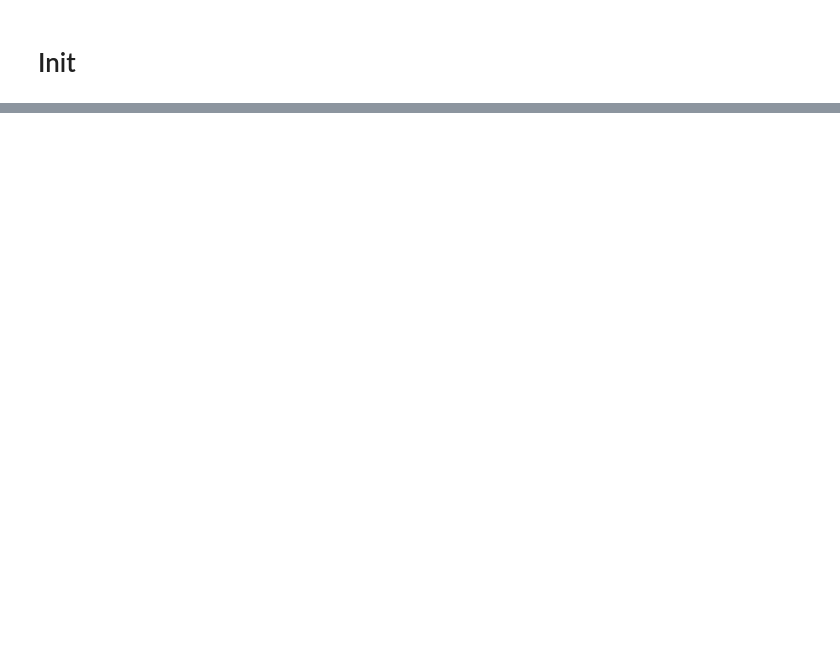
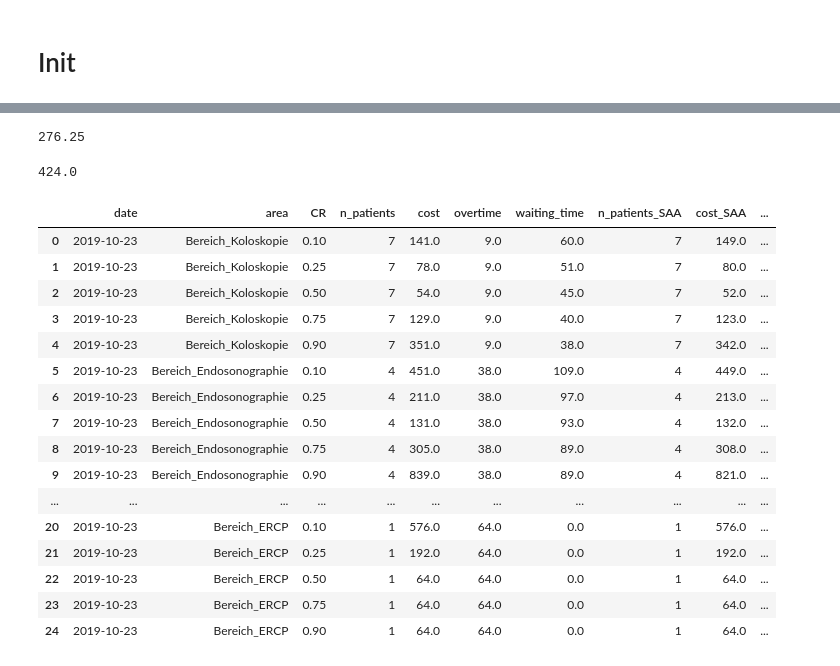
Before and after one commit to FelixGSchmidt/dddex_experiments, a Jupyter notebook: PatientScheduling/Code/_Experiment.ipynb, the cells around one changed output, grey strips where cells are left out. Cells and saved outputs as stored; diff of their text form; code cells hidden in the pictures; blank space fills up the shorter version.

Commit message:
updated patient scheduling experiments

```diff
--- a/PatientScheduling/Code/_Experiment.ipynb
+++ b/PatientScheduling/Code/_Experiment.ipynb
@@ -87,0 +914,16 @@ schedule, times, status, solutions, gap = result
+# %%
+X = np.array(X_data)
+y = np.array(Y_data)
+date = date
+dates = ID_data['date']
+areas = ID_data['area']
+#weightsModel = density_estimator
+
+weightsModel = SampleAverageApproximation()
+
+
+cost_params = cost_params
+gurobi_params = gurobi_params
+K = 10**4
+alpha = 2
+print_status = False
@@ -91,0 +1263,54 @@ array([  0., 216., 264., 312., 360., 408., 456., 504., 552., 600.])
+# %%
+T
+# %% [output]
+276.25
+# %%
+sum(actual_duration)
+# %% [output]
+424.0
+# %%
+# SAA
+locals().update(optimization_params)
+
+# Test dates
+dates = pd.Series(list(set(ID_data.loc[ID_data.train_test == 'test', 'date']))).sort_values()
+
+date = min(dates)
+
+results_saa = experiment.run(
+    X = np.array(X_data),
+    y = np.array(Y_data),
+    date = date,
+    dates = ID_data['date'],
+    areas = ID_data['area'],
+    weightsModel = SampleAverageApproximation(),
+    cost_params = cost_params,
+    gurobi_params = gurobi_params,
+    K = K,
+    alpha = alpha,
+    print_status = False)
+# %%
+pd.merge(
+    left=results[['date', 'area', 'CR', 'n_patients', 'cost', 'overtime', 'waiting_time']],
+    right=results_saa[['date', 'area', 'CR', 'n_patients', 'cost', 'overtime', 'waiting_time']],
+    on=['date', 'area', 'CR'],
+    suffixes=('', '_SAA')
+)
+# %% [output]
+|  | date | area | CR | n_patients | cost | overtime | waiting_time | n_patients_SAA | cost_SAA | ... |
+| 0 | 2019-10-23 | Bereich_Koloskopie | 0.10 | 7 | 141.0 | 9.0 | 60.0 | 7 | 149.0 | ... |
+| 1 | 2019-10-23 | Bereich_Koloskopie | 0.25 | 7 | 78.0 | 9.0 | 51.0 | 7 | 80.0 | ... |
+| 2 | 2019-10-23 | Bereich_Koloskopie | 0.50 | 7 | 54.0 | 9.0 | 45.0 | 7 | 52.0 | ... |
+| 3 | 2019-10-23 | Bereich_Koloskopie | 0.75 | 7 | 129.0 | 9.0 | 40.0 | 7 | 123.0 | ... |
+| 4 | 2019-10-23 | Bereich_Koloskopie | 0.90 | 7 | 351.0 | 9.0 | 38.0 | 7 | 342.0 | ... |
+| 5 | 2019-10-23 | Bereich_Endosonographie | 0.10 | 4 | 451.0 | 38.0 | 109.0 | 4 | 449.0 | ... |
+| 6 | 2019-10-23 | Bereich_Endosonographie | 0.25 | 4 | 211.0 | 38.0 | 97.0 | 4 | 213.0 | ... |
+| 7 | 2019-10-23 | Bereich_Endosonographie | 0.50 | 4 | 131.0 | 38.0 | 93.0 | 4 | 132.0 | ... |
+| 8 | 2019-10-23 | Bereich_Endosonographie | 0.75 | 4 | 305.0 | 38.0 | 89.0 | 4 | 308.0 | ... |
+| 9 | 2019-10-23 | Bereich_Endosonographie | 0.90 | 4 | 839.0 | 38.0 | 89.0 | 4 | 821.0 | ... |
+| ... | ... | ... | ... | ... | ... | ... | ... | ... | ... | ... |
+| 20 | 2019-10-23 | Bereich_ERCP | 0.10 | 1 | 576.0 | 64.0 | 0.0 | 1 | 576.0 | ... |
+| 21 | 2019-10-23 | Bereich_ERCP | 0.25 | 1 | 192.0 | 64.0 | 0.0 | 1 | 192.0 | ... |
+| 22 | 2019-10-23 | Bereich_ERCP | 0.50 | 1 | 64.0 | 64.0 | 0.0 | 1 | 64.0 | ... |
+| 23 | 2019-10-23 | Bereich_ERCP | 0.75 | 1 | 64.0 | 64.0 | 0.0 | 1 | 64.0 | ... |
+| 24 | 2019-10-23 | Bereich_ERCP | 0.90 | 1 | 64.0 | 64.0 | 0.0 | 1 | 64.0 | ... |
```
Also changed, not shown: parts of 106 cells of this notebook, 3 other files.
